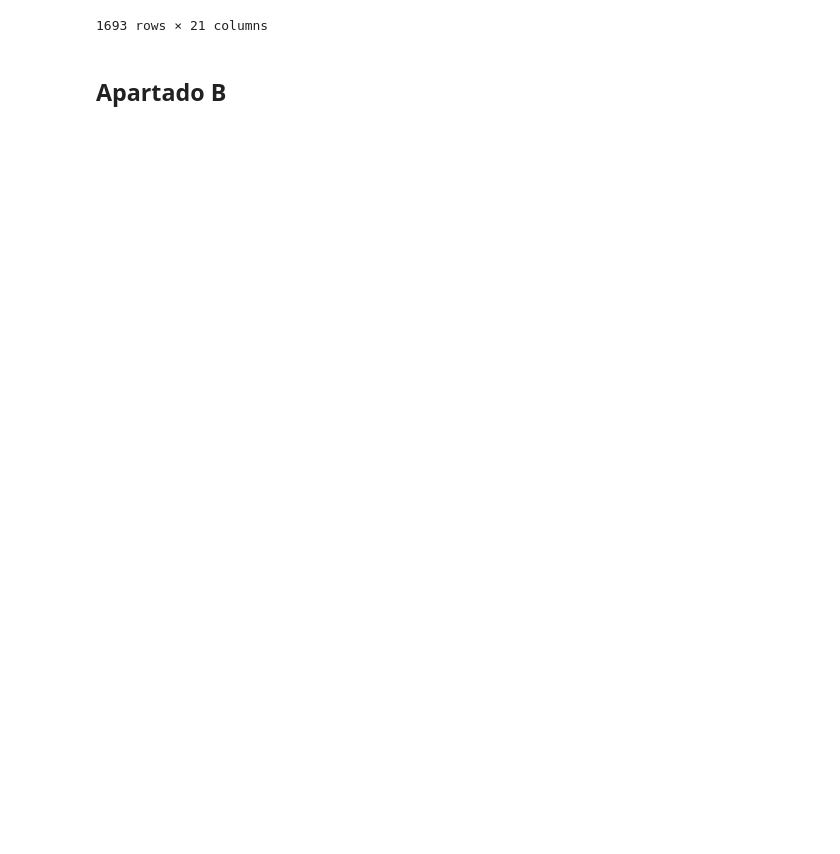
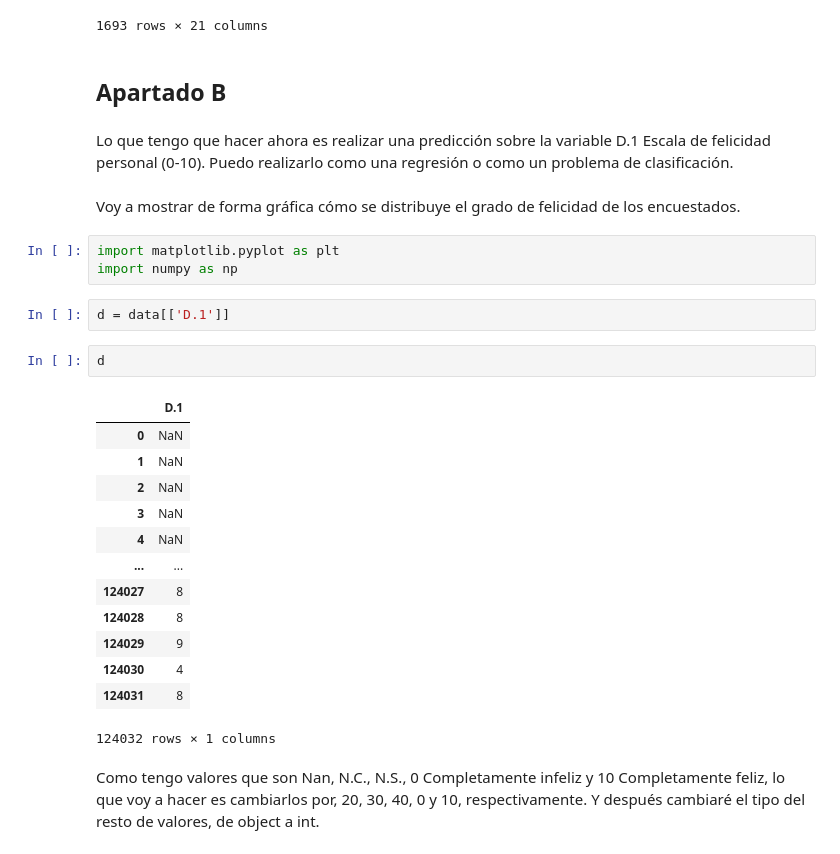
Before and after one commit to noacarrera/PruebaTecnicaMerlin, a Jupyter notebook: parte1.ipynb, the cells around one changed output. Cells and saved outputs as stored; diff of their text form; blank space fills up the shorter version.

```diff
--- a/parte1.ipynb
+++ b/parte1.ipynb
@@ -176,3 +176,30 @@ final
 1693 rows × 21 columns
 # %% [markdown]
 ## Apartado B
+# %% [markdown]
+Lo que tengo que hacer ahora es realizar una predicción sobre la variable D.1 Escala de felicidad personal (0-10). Puedo realizarlo como una regresión o como un problema de clasificación.
+# %% [markdown]
+Voy a mostrar de forma gráfica cómo se distribuye el grado de felicidad de los encuestados.
+# %%
+import matplotlib.pyplot as plt
+import numpy as np
+# %%
+d = data[['D.1']]
+# %%
+d
+# %% [output]
+|  | D.1 |
+| 0 | NaN |
+| 1 | NaN |
+| 2 | NaN |
+| 3 | NaN |
+| 4 | NaN |
+| ... | ... |
+| 124027 | 8 |
+| 124028 | 8 |
+| 124029 | 9 |
+| 124030 | 4 |
+| 124031 | 8 |
+124032 rows × 1 columns
+# %% [markdown]
+Como tengo valores que son Nan, N.C., N.S., 0 Completamente infeliz y 10 Completamente feliz, lo que voy a hacer es cambiarlos por, 20, 30, 40, 0 y 10, respectivamente. Y después cambiaré el tipo del resto de valores, de object a int.
```
Also changed, not shown: parts of 11 cells of this notebook.
